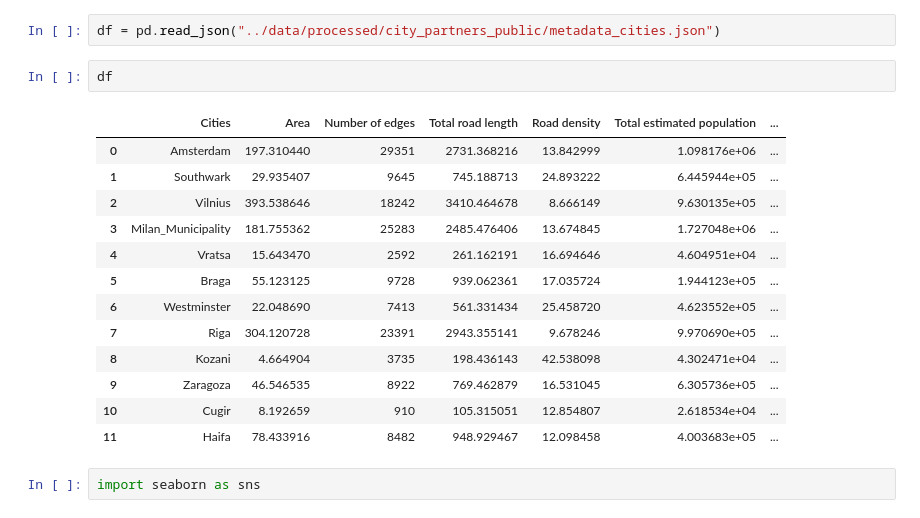
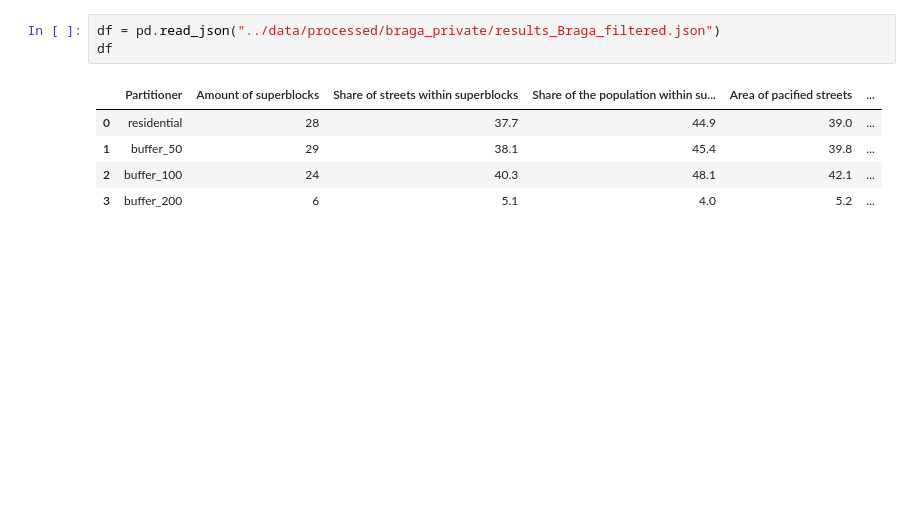
Before and after one commit to csebastiao/JS_superblockify, a Jupyter notebook: notebooks/braga_private_explore_results.ipynb, the cells around one changed output. Drawn from its saved outputs; the diff is of its cells as text; blank space fills up the shorter version.

```diff
--- a/notebooks/braga_private_explore_results.ipynb
+++ b/notebooks/braga_private_explore_results.ipynb
@@ -26,20 +83,9 @@ import pandas as pd
 # %%
-df = pd.read_json("../data/processed/city_partners_public/metadata_cities.json")
+df = pd.read_json("../data/processed/braga_private/results_Braga_filtered.json")
+df
+# %% [output]
+|  | Partitioner | Amount of superblocks | Share of streets within superblocks | Share of the population within su... | Area of pacified streets | ... |
+| 0 | residential | 28 | 37.7 | 44.9 | 39.0 | ... |
+| 1 | buffer_50 | 29 | 38.1 | 45.4 | 39.8 | ... |
+| 2 | buffer_100 | 24 | 40.3 | 48.1 | 42.1 | ... |
+| 3 | buffer_200 | 6 | 5.1 | 4.0 | 5.2 | ... |
-# %%
-df
-# %% [output]
-|  | Cities | Area | Number of edges | Total road length | Road density | Total estimated population | ... |
-| 0 | Amsterdam | 197.310440 | 29351 | 2731.368216 | 13.842999 | 1.098176e+06 | ... |
-| 1 | Southwark | 29.935407 | 9645 | 745.188713 | 24.893222 | 6.445944e+05 | ... |
-| 2 | Vilnius | 393.538646 | 18242 | 3410.464678 | 8.666149 | 9.630135e+05 | ... |
-| 3 | Milan_Municipality | 181.755362 | 25283 | 2485.476406 | 13.674845 | 1.727048e+06 | ... |
-| 4 | Vratsa | 15.643470 | 2592 | 261.162191 | 16.694646 | 4.604951e+04 | ... |
-| 5 | Braga | 55.123125 | 9728 | 939.062361 | 17.035724 | 1.944123e+05 | ... |
-| 6 | Westminster | 22.048690 | 7413 | 561.331434 | 25.458720 | 4.623552e+05 | ... |
-| 7 | Riga | 304.120728 | 23391 | 2943.355141 | 9.678246 | 9.970690e+05 | ... |
-| 8 | Kozani | 4.664904 | 3735 | 198.436143 | 42.538098 | 4.302471e+04 | ... |
-| 9 | Zaragoza | 46.546535 | 8922 | 769.462879 | 16.531045 | 6.305736e+05 | ... |
-| 10 | Cugir | 8.192659 | 910 | 105.315051 | 12.854807 | 2.618534e+04 | ... |
-| 11 | Haifa | 78.433916 | 8482 | 948.929467 | 12.098458 | 4.003683e+05 | ... |
-# %%
-import seaborn as sns
```
Also changed, not shown: parts of 23 cells of this notebook, 6 other files.
